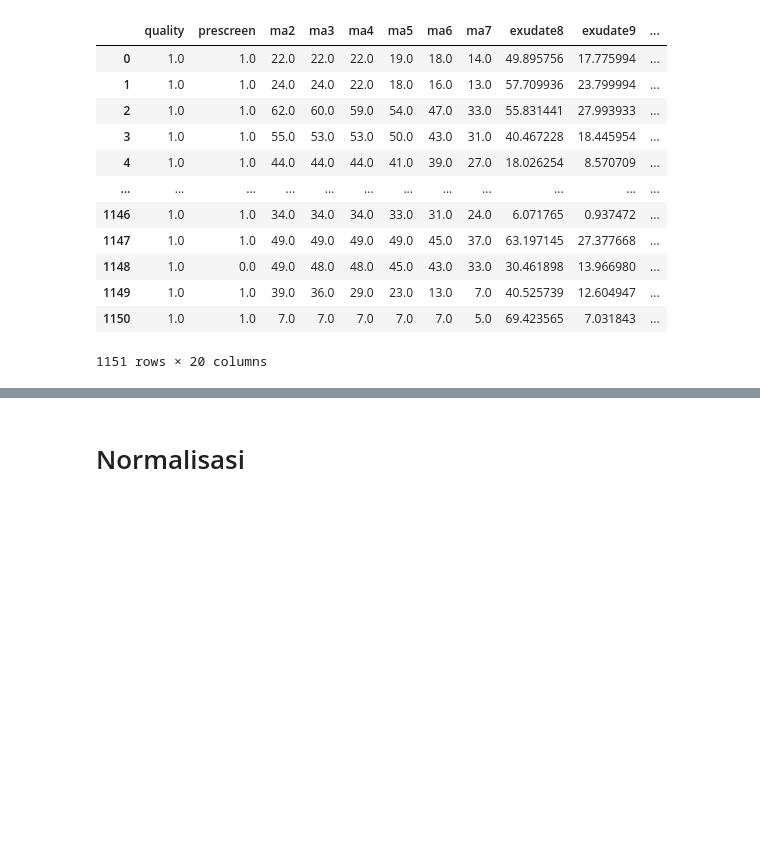
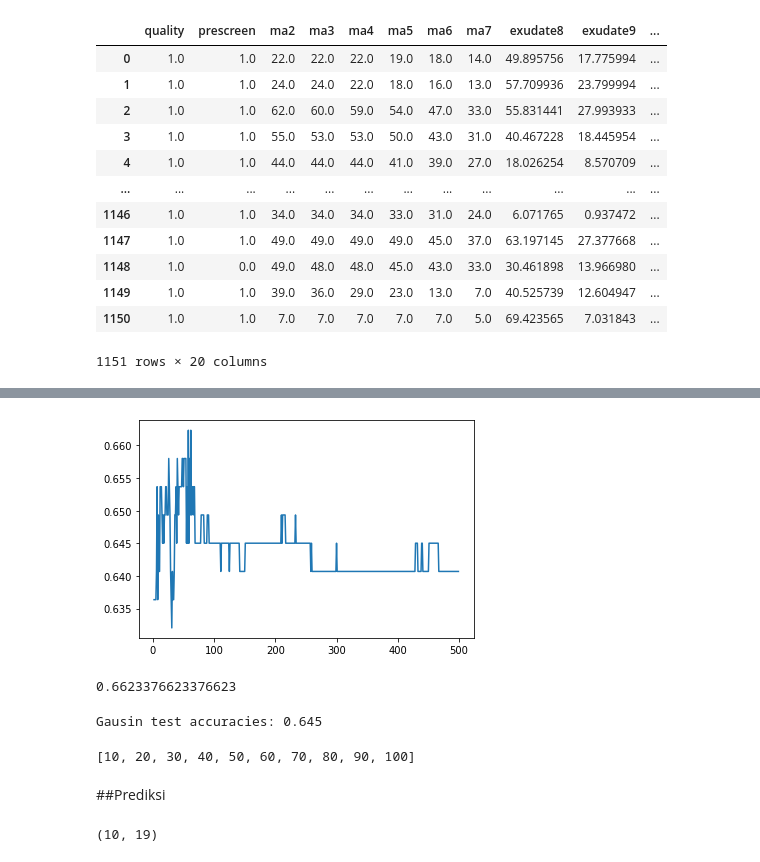
Before and after one commit to Niken-Amalia/datamining, a Jupyter notebook: _sources/Tugas7.ipynb, the cells around one changed output, grey strips where cells are left out. Drawn from its saved outputs; the diff is of its cells as text; code cells hidden in the pictures; blank space fills up the shorter version.

```diff
--- a/_sources/Tugas7.ipynb
+++ b/_sources/Tugas7.ipynb
@@ -96,0 +181,14 @@ df.shape
+# %%
+n = list(range(2,500))
+acuracy = []
+for i in n:
+  bag = BaggingClassifier(
+          base_estimator=gnb, # knn,gnb, jst
+          n_estimators=i,
+          random_state=0)
+  bag = bag.fit(X_train, y_train)
+  y_test_pred = bag.predict(X_test)
+  bag_test = accuracy_score(y_test, y_test_pred)
+  print(f'acuracy n = {i} = {bag_test}')
+  acuracy.append(bag_test)
+max(acuracy)
@@ -96,0 +214,11 @@ df.shape
+# %%
+import matplotlib.pyplot as plt
+# n = list(range(2,500))
+plt.plot(n, acuracy)
+plt.show()
+# %% [output]
+[figure, added]
+# %%
+max(acuracy)
+# %% [output]
+0.6623376623376623
@@ -97,2 +230,19 @@ df.shape
+# %%
+# bag_train = accuracy_score(y_train, y_train_pred)
+bag_test = accuracy_score(y_test, y_test_pred)
+print(f'Gausin test accuracies: {bag_test:.3f}')
+# %% [output]
+Gausin test accuracies: 0.645
+# %%
+n = list(range(10,110,10))
+n
+# %% [output]
+[10, 20, 30, 40, 50, 60, 70, 80, 90, 100]
 # %% [markdown]
-# Normalisasi
+##Prediksi
+# %%
+a = np.array(df.iloc[:10,:-1])
+test_data = np.array(a).reshape(10,-1)
+test_data.shape
+# %% [output]
+(10, 19)
```
Also changed, not shown: parts of 29 cells of this notebook, 7 other files.
